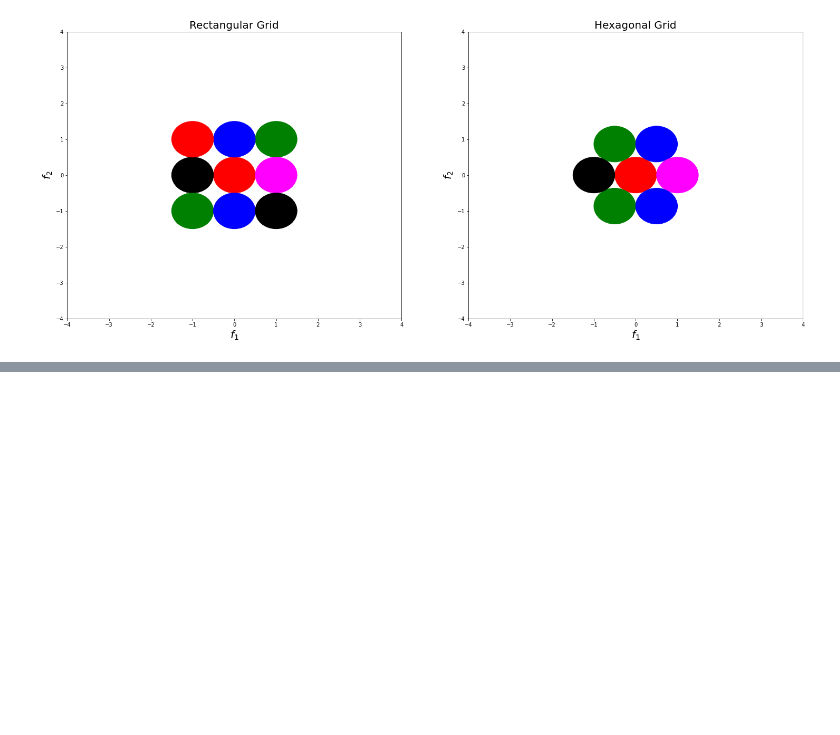
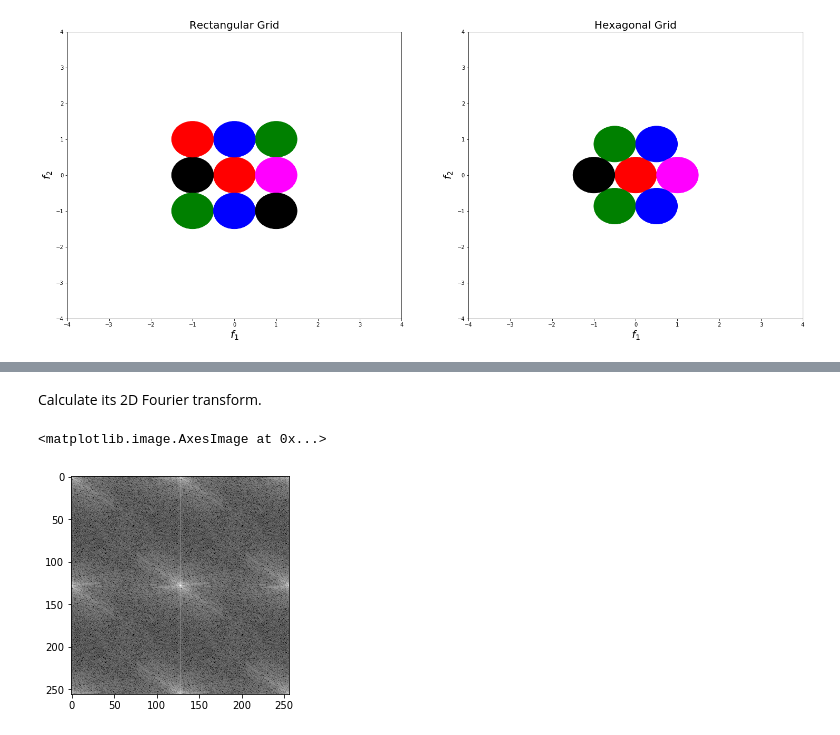
Before and after one commit to kutay-ugurlu/DigitalImageProcessing, a Jupyter notebook: HW1/HW1.ipynb, the cells around one changed output, grey strips where cells are left out. Drawn from its saved outputs; the diff is of its cells as text; code cells hidden in the pictures; blank space fills up the shorter version.

```diff
--- a/HW1/HW1.ipynb
+++ b/HW1/HW1.ipynb
@@ -328,0 +369,11 @@ array([[0, 0, 0, ..., 0, 0, 0],
+# %% [markdown]
+Calculate its 2D Fourier transform.
+# %%
+s1,s2 = cropped_image.shape
+upsampled_image = np.zeros((2*s1,2*s2))
+upsampled_image[::2,::2] = cropped_image
+FFT_upsampled = fft2(upsampled_image)
+plt.imshow(np.log10(np.abs(FFT_upsampled)))
+# %% [output]
+<matplotlib.image.AxesImage at 0x...>
+[figure, added]
```
Also changed, not shown: parts of 14 cells of this notebook, 1 other file.
